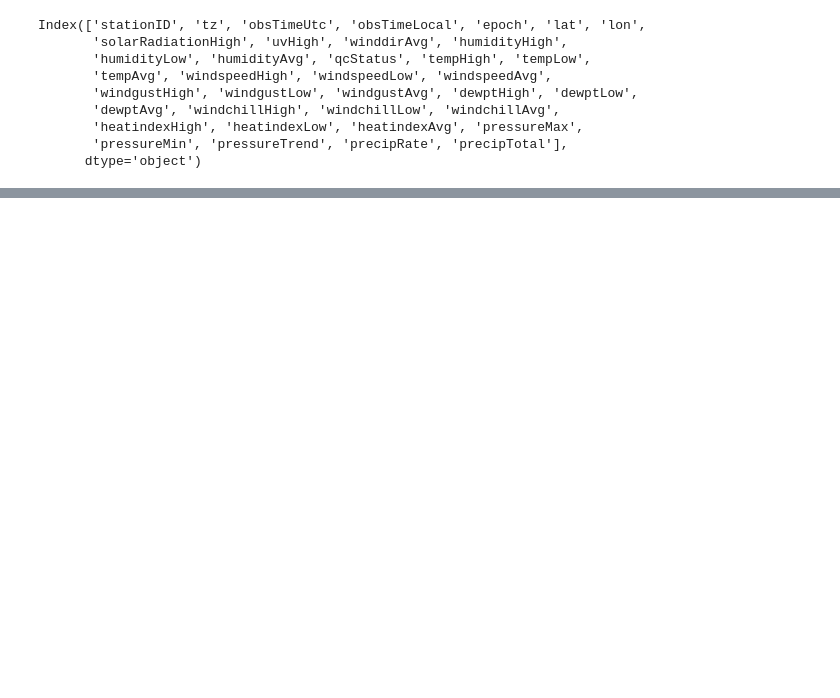
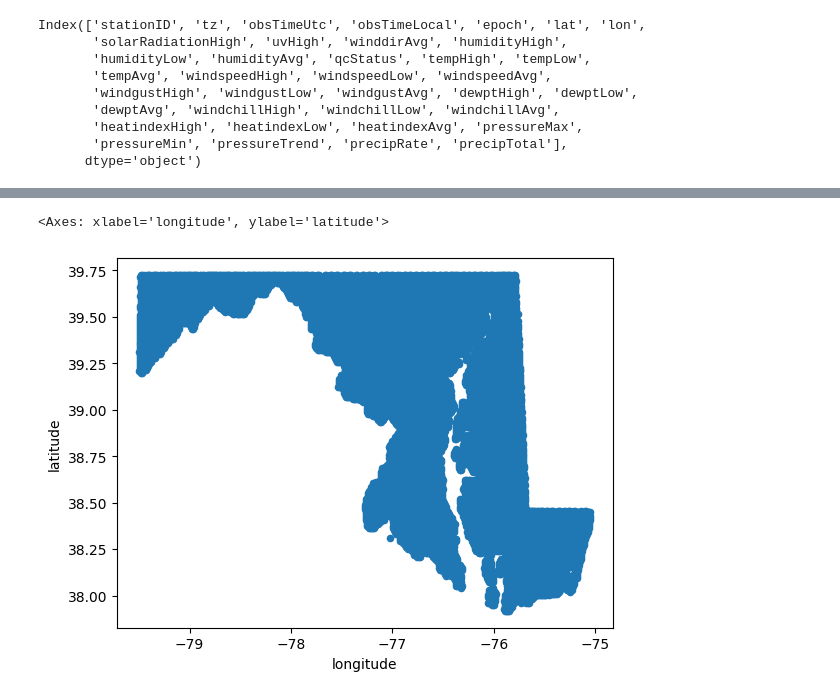
Before and after one commit to MSD-LIVE/bsec-dashboard, a Jupyter notebook: src/lib/data/transform.ipynb, the cells around one changed output, grey strips where cells are left out. Cells and saved outputs as stored; diff of their text form; code cells hidden in the pictures; blank space fills up the shorter version.

```diff
--- a/src/lib/data/transform.ipynb
+++ b/src/lib/data/transform.ipynb
@@ -52,0 +78,3 @@ Index(['stationID', 'tz', 'obsTimeUtc', 'obsTimeLocal', 'epoch', 'lat', 'lon',
+# %%
+pop_df = pop.rio.reproject("EPSG:4326").to_dataframe(name='population').reset_index().drop(columns=['spatial_ref']).rename(columns={'x': 'longitude', 'y': 'latitude'})
+pop_df = pop_df[pop_df.population.notna()]
@@ -52,0 +104,5 @@ Index(['stationID', 'tz', 'obsTimeUtc', 'obsTimeLocal', 'epoch', 'lat', 'lon',
+# %%
+pop_df.plot.scatter(x='longitude', y='latitude')
+# %% [output]
+<Axes: xlabel='longitude', ylabel='latitude'>
+[figure, added]
```
Also changed, not shown: parts of 7 cells of this notebook, 5 other files.
